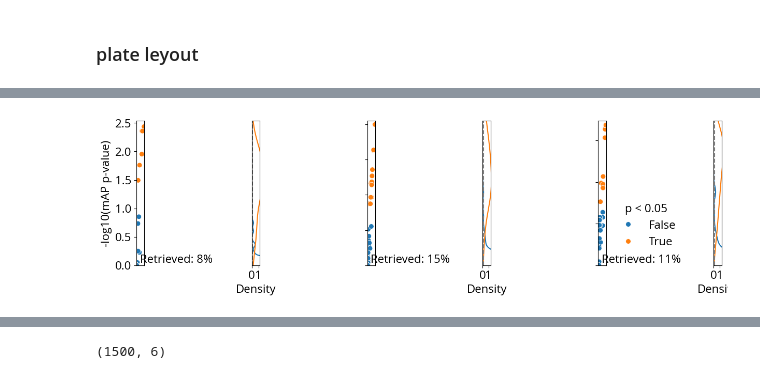
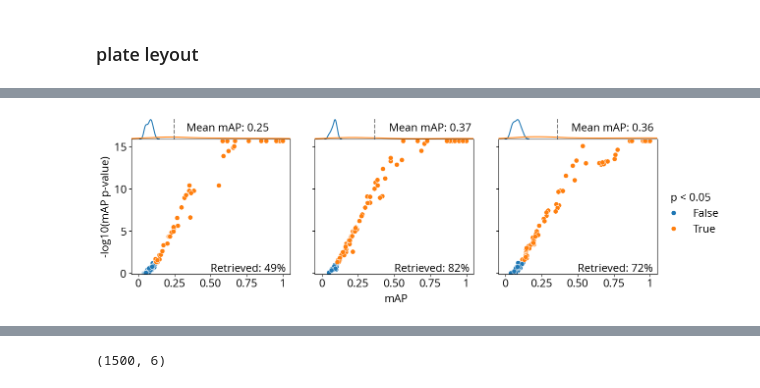
Before and after one commit to alxndrkalinin/grit-benchmark, a Jupyter notebook: 1.calculate-metrics/cell-health/0.calculate-grit.ipynb, the cells around one changed output, grey strips where cells are left out. Saved outputs shown, nothing was run; the diff lists cells and outputs as text; code cells hidden in the pictures.

```diff
--- a/1.calculate-metrics/cell-health/0.calculate-grit.ipynb
+++ b/1.calculate-metrics/cell-health/0.calculate-grit.ipynb
@@ -590,0 +538,9 @@ def plot_map_x3(df, variable, title, move_legend="lower right", pr_x=0.61, pr_y=
+# %%
+perts_6_wells = ch_mad_df.query("Metadata_cell_line == 'A549'").groupby("Metadata_pert_name")["Metadata_Well"].count()
+perts_6_wells = perts_6_wells[perts_6_wells == 6].index.tolist()
+pert_6_wells_and_controls = perts_6_wells + control_barcodes["cutting_control"]
+ch_mad_df_6wells = ch_mad_df.query("Metadata_pert_name != 'EMPTY' and Metadata_pert_name in @pert_6_wells_and_controls").reset_index(drop=True)
+ch_mad_df_6wells["Metadata_is_control"] = ch_mad_df_6wells.Metadata_pert_name.isin(
+    control_barcodes["cutting_control"]
+).astype(int)
+ch_mad_df_6wells
@@ -590,0 +561,32 @@ def plot_map_x3(df, variable, title, move_legend="lower right", pr_x=0.61, pr_y=
+# %%
+pair_config = {
+    "pos_sameby": {"all": ["Metadata_pert_name", "Metadata_is_control == 0"], "any": []},
+    "pos_diffby": {"all": [], "any": []},
+    "neg_sameby": {"all": [], "any": []},
+    "neg_diffby": {"all": ["Metadata_is_control"], "any": []},
+    # "neg_diffby": {"all": ["Metadata_is_control", "Metadata_Plate"], "any": []},
+}
+
+map_config = {
+    "mean_ap": {
+        "null_size": 10000,
+        "groupby_columns": ["Metadata_pert_name"],
+    },
+}
+
+results = []
+
+for cell_type in ch_mad_df_6wells.Metadata_cell_line.unique():
+    print(f"\nProcessing cell type: {cell_type}")
+    df = ch_mad_df_6wells.query("Metadata_cell_line == @cell_type").reset_index(drop=True)
+
+    # pair_config["pos_sameby"]["all"].extend(value["pos_sameby"]["all"])
+    # pair_config["pos_diffby"]["all"].extend(value["pos_diffby"]["all"])
+
+    # map_results = calc_map(ch_dfA549_6wells_2plates, pair_config, map_config)
+    map_results = calc_map(df, pair_config, map_config)
+    map_results["cell_type"] = cell_type
+    results.append(map_results)
+
+
+results = pd.concat(results).reset_index(drop=True)
@@ -591,4 +614,4 @@ def plot_map_x3(df, variable, title, move_legend="lower right", pr_x=0.61, pr_y=
 # %%
-plot_map_x3(pd.concat(results), "mode", "Standardized", move_legend="center left", pr_x=0.43, pr_y=0.02)
+plot_map_x3(results, "cell_type", "", move_legend="lower right", pr_x=0.5, pr_y=0.02, l_x=1.02, l_y=0.6)
 # %% [output]
-[figure, old version]
+[figure, new version]
```
Also changed, not shown: parts of 44 cells of this notebook, 5 other files.
